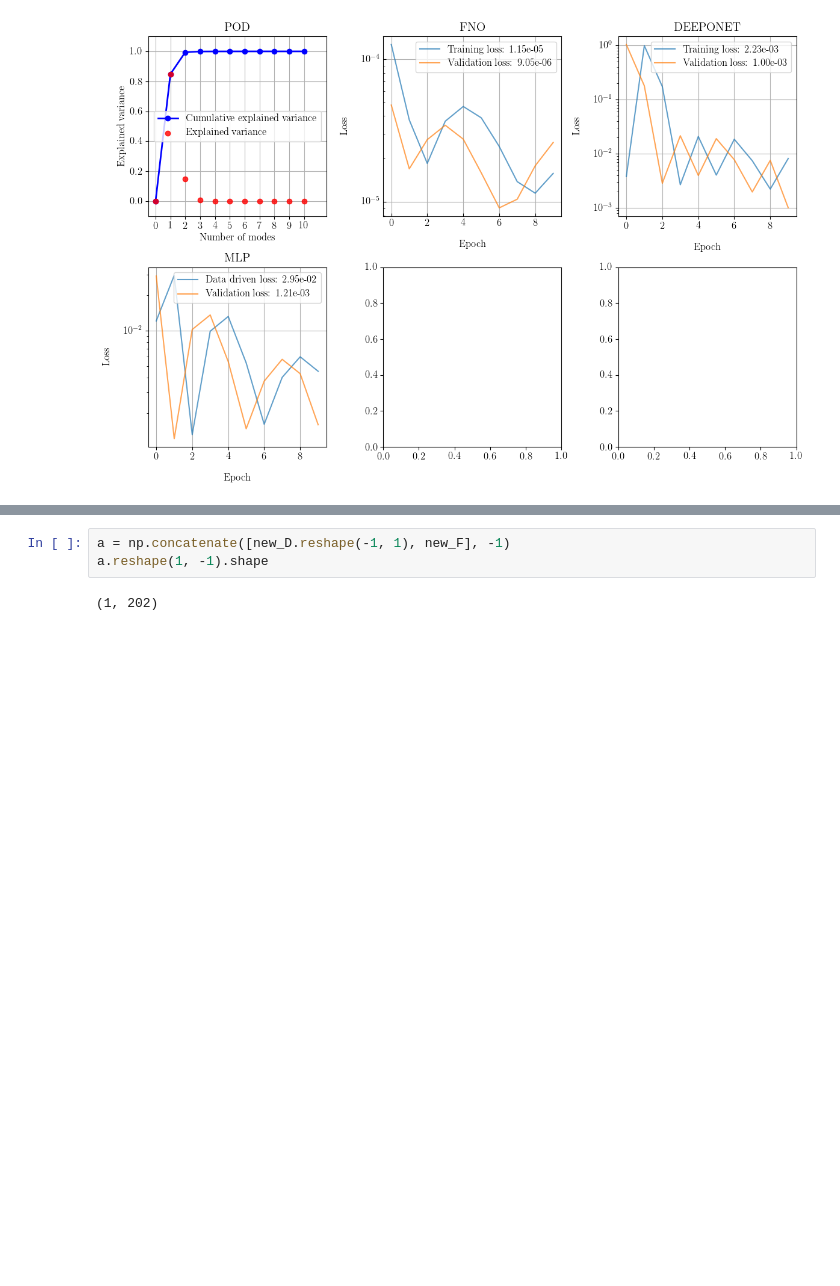
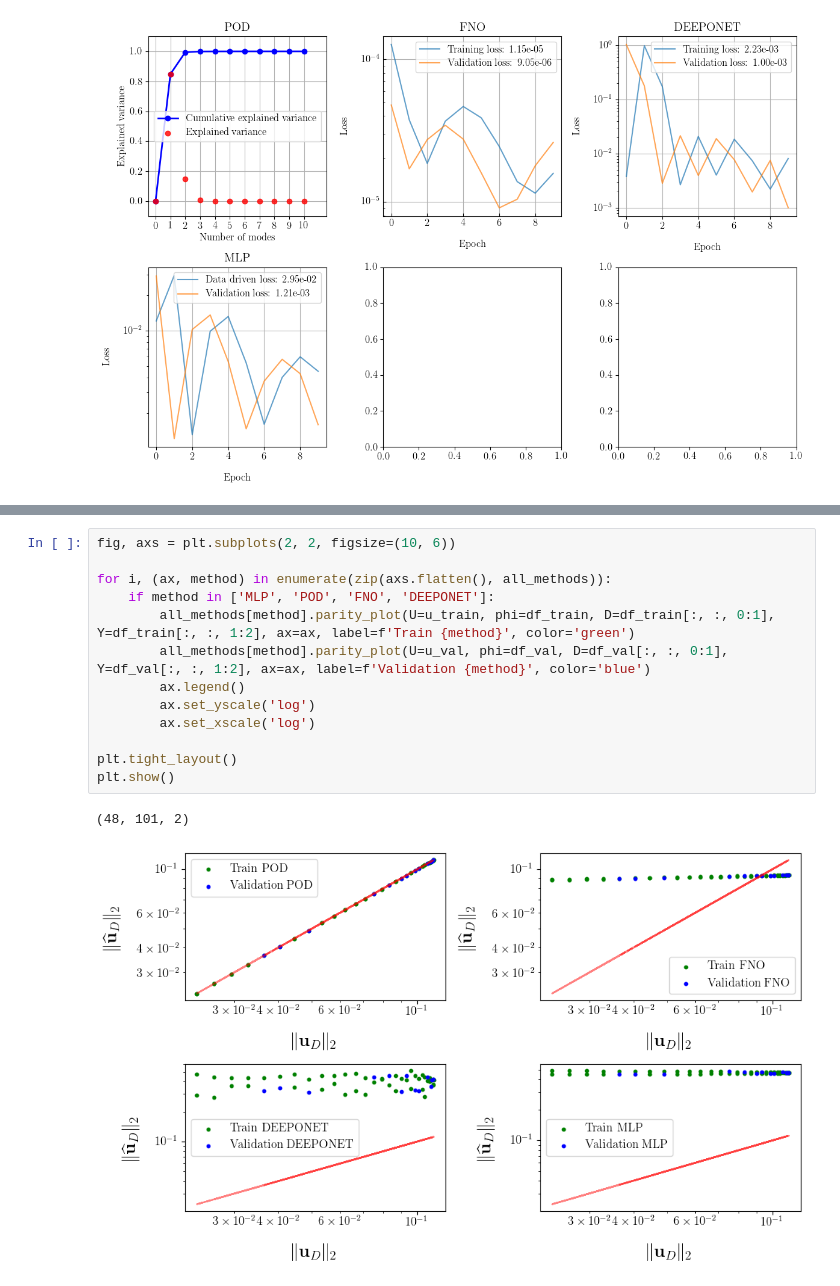
Before and after one commit to lechevaa/CEMRACS_SciML, a Jupyter notebook: notebooks/PoissonEquation/Poisson_step_4.ipynb, the cells around one changed output, grey strips where cells are left out. Drawn from its saved outputs; the diff is of its cells as text; blank space fills up the shorter version.

```diff
--- a/notebooks/PoissonEquation/Poisson_step_4.ipynb
+++ b/notebooks/PoissonEquation/Poisson_step_4.ipynb
@@ -224,5 +221,16 @@ torch.Size([1, 101, 2])
-# %%
-a = np.concatenate([new_D.reshape(-1, 1), new_F], -1)
-a.reshape(1, -1).shape
-# %% [output]
-(1, 202)
+# %%
+fig, axs = plt.subplots(2, 2, figsize=(10, 6))
+
+for i, (ax, method) in enumerate(zip(axs.flatten(), all_methods)):
+    if method in ['MLP', 'POD', 'FNO', 'DEEPONET']:
+        all_methods[method].parity_plot(U=u_train, phi=df_train, D=df_train[:, :, 0:1], Y=df_train[:, :, 1:2], ax=ax, label=f'Train {method}', color='green')
+        all_methods[method].parity_plot(U=u_val, phi=df_val, D=df_val[:, :, 0:1], Y=df_val[:, :, 1:2], ax=ax, label=f'Validation {method}', color='blue')
+        ax.legend()
+        ax.set_yscale('log')
+        ax.set_xscale('log')
+
+plt.tight_layout()
+plt.show()
+# %% [output]
+(48, 101, 2)
+[figure, added]
```
Also changed, not shown: parts of 1 cell of this notebook, 4 other files.
